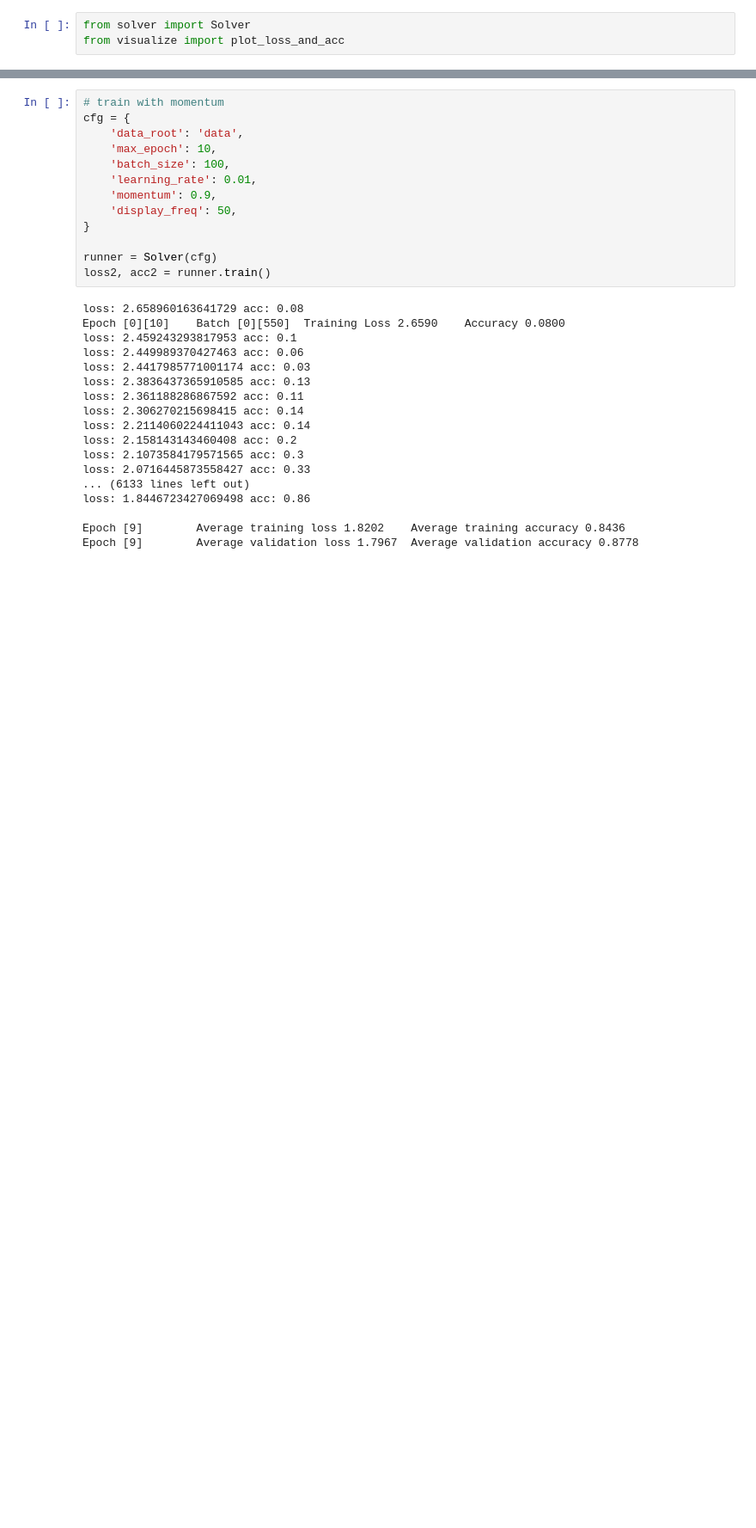
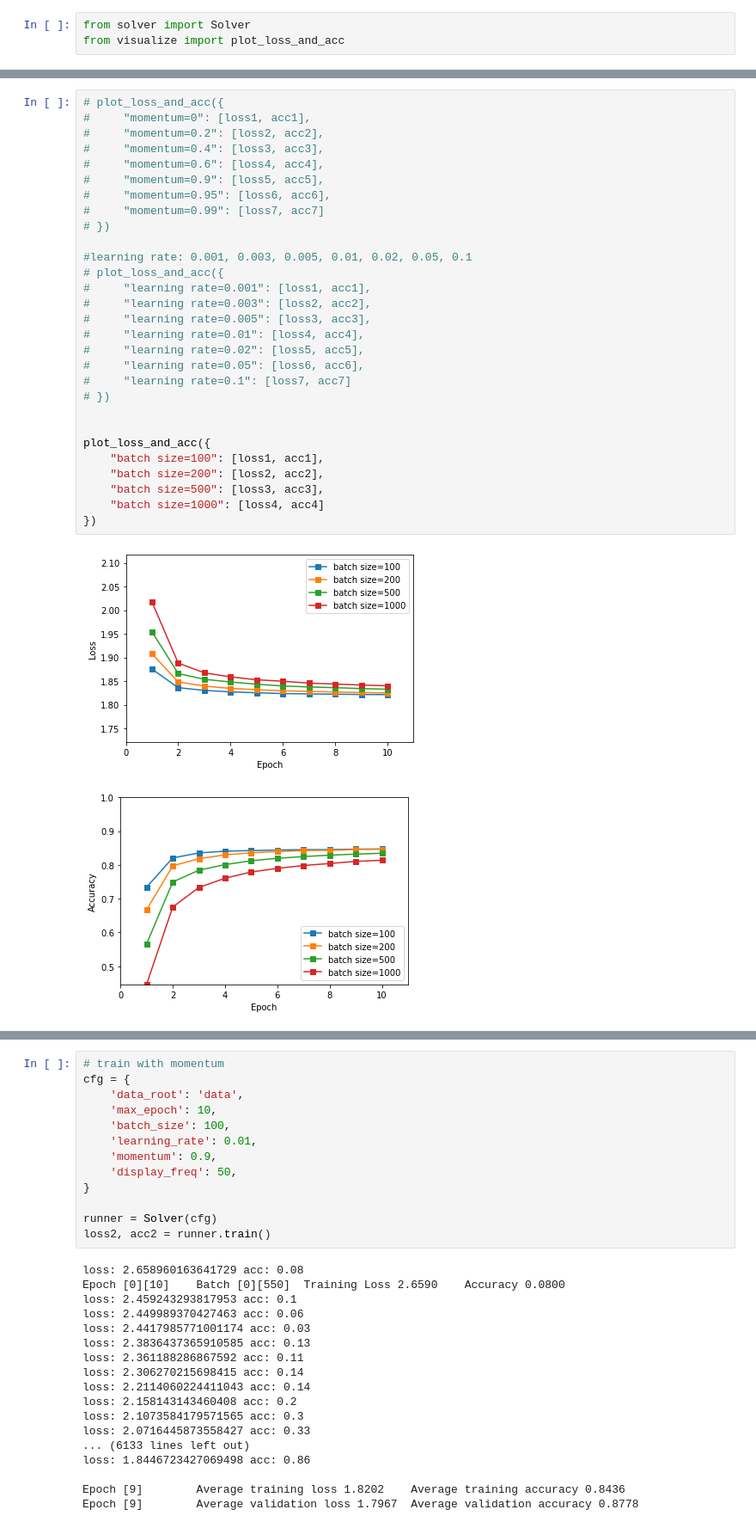
Before and after one commit to saai/DL-study, a Jupyter notebook: dl-hw1/runner.ipynb, the cells around one changed output, grey strips where cells are left out. Shown: that part at 86% size. Cells and saved outputs as stored; diff of their text form; blank space fills up the shorter version.

```diff
--- a/dl-hw1/runner.ipynb
+++ b/dl-hw1/runner.ipynb
@@ -55,0 +117,32 @@ Final test accuracy 0.8475
+# %%
+# plot_loss_and_acc({
+#     "momentum=0": [loss1, acc1],
+#     "momentum=0.2": [loss2, acc2],
+#     "momentum=0.4": [loss3, acc3],
+#     "momentum=0.6": [loss4, acc4],
+#     "momentum=0.9": [loss5, acc5],
+#     "momentum=0.95": [loss6, acc6],
+#     "momentum=0.99": [loss7, acc7]
+# })
+
+#learning rate: 0.001, 0.003, 0.005, 0.01, 0.02, 0.05, 0.1
+# plot_loss_and_acc({
+#     "learning rate=0.001": [loss1, acc1],
+#     "learning rate=0.003": [loss2, acc2],
+#     "learning rate=0.005": [loss3, acc3],
+#     "learning rate=0.01": [loss4, acc4],
+#     "learning rate=0.02": [loss5, acc5],
+#     "learning rate=0.05": [loss6, acc6],
+#     "learning rate=0.1": [loss7, acc7]
+# })
+
+
+plot_loss_and_acc({
+    "batch size=100": [loss1, acc1],
+    "batch size=200": [loss2, acc2],
+    "batch size=500": [loss3, acc3],
+    "batch size=1000": [loss4, acc4]
+})
+# %% [output]
+[figure, added]
+[figure, added]
```
Also changed, not shown: parts of 9 cells of this notebook, 16 other files.
